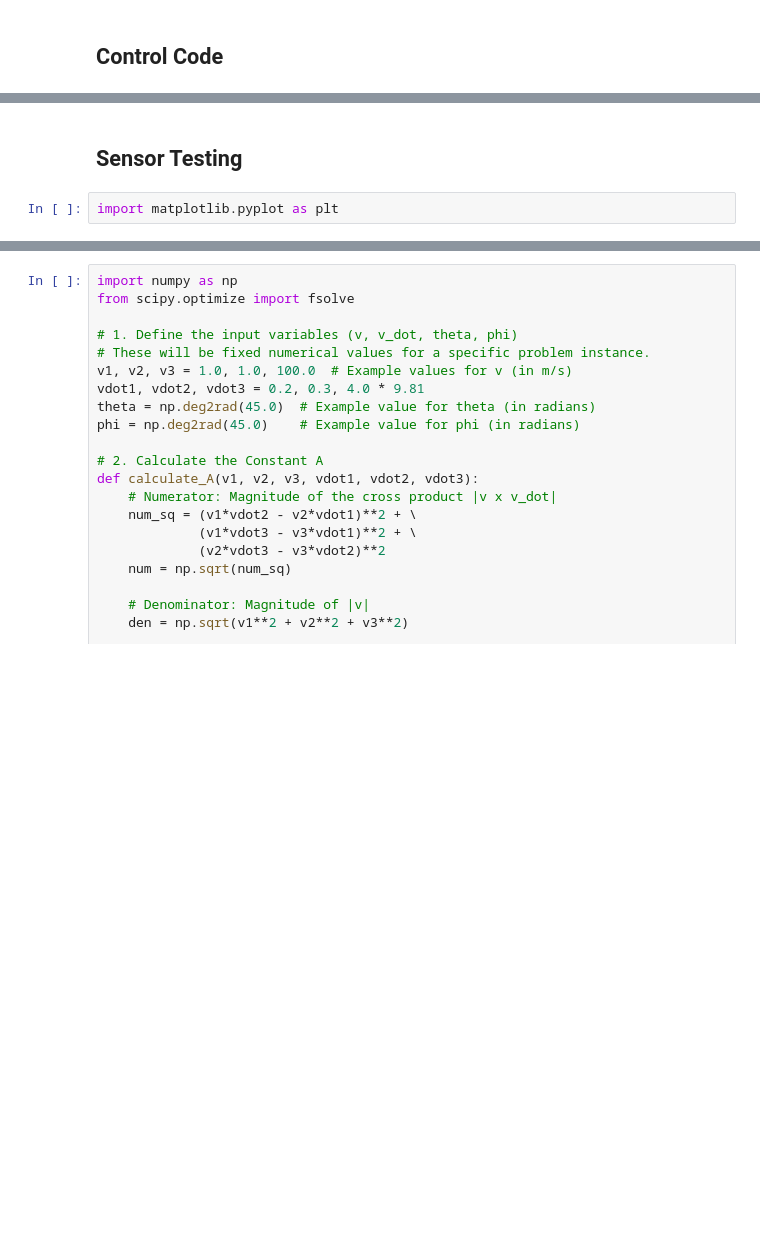
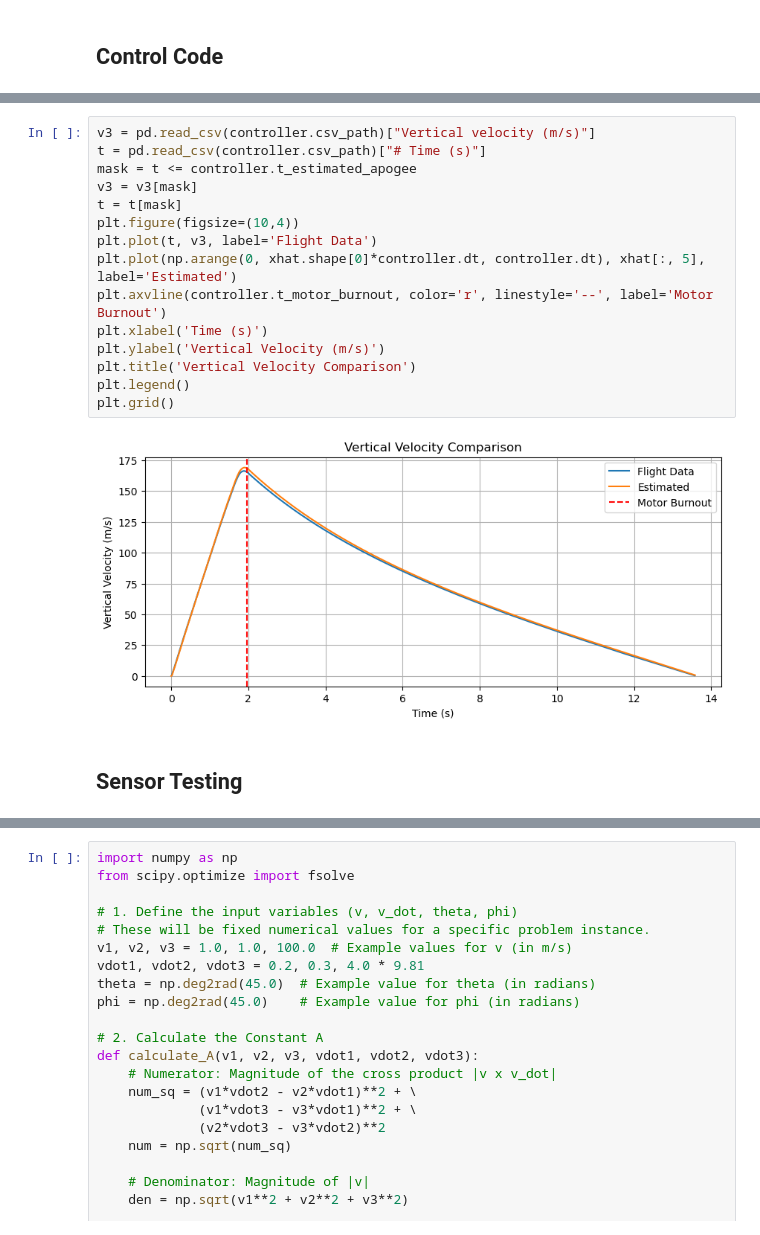
Before and after one commit to AODadbase/FV-Controls, a Jupyter notebook: LRI_Meshcat/Implementation/Render.ipynb, the cells around one changed output, grey strips where cells are left out. Drawn from its saved outputs; the diff is of its cells as text; blank space fills up the shorter version.

```diff
--- a/LRI_Meshcat/Implementation/Render.ipynb
+++ b/LRI_Meshcat/Implementation/Render.ipynb
@@ -980,5 +1041,20 @@ t: 13.580, xhat: [  0.96242569   0.12363983   0.12636419  -4.99892611 -20.946717
+# %%
+v3 = pd.read_csv(controller.csv_path)["Vertical velocity (m/s)"]
+t = pd.read_csv(controller.csv_path)["# Time (s)"]
+mask = t <= controller.t_estimated_apogee
+v3 = v3[mask]
+t = t[mask]
+plt.figure(figsize=(10,4))
+plt.plot(t, v3, label='Flight Data')
+plt.plot(np.arange(0, xhat.shape[0]*controller.dt, controller.dt), xhat[:, 5], label='Estimated')
+plt.axvline(controller.t_motor_burnout, color='r', linestyle='--', label='Motor Burnout')
+plt.xlabel('Time (s)')
+plt.ylabel('Vertical Velocity (m/s)')
+plt.title('Vertical Velocity Comparison')
+plt.legend()
+plt.grid()
+# %% [output]
+[figure, added]
 # %% [markdown]
 ## Sensor Testing
-# %%
-import matplotlib.pyplot as plt
 # %%
```
Also changed, not shown: parts of 9 cells of this notebook, 1 other file.
